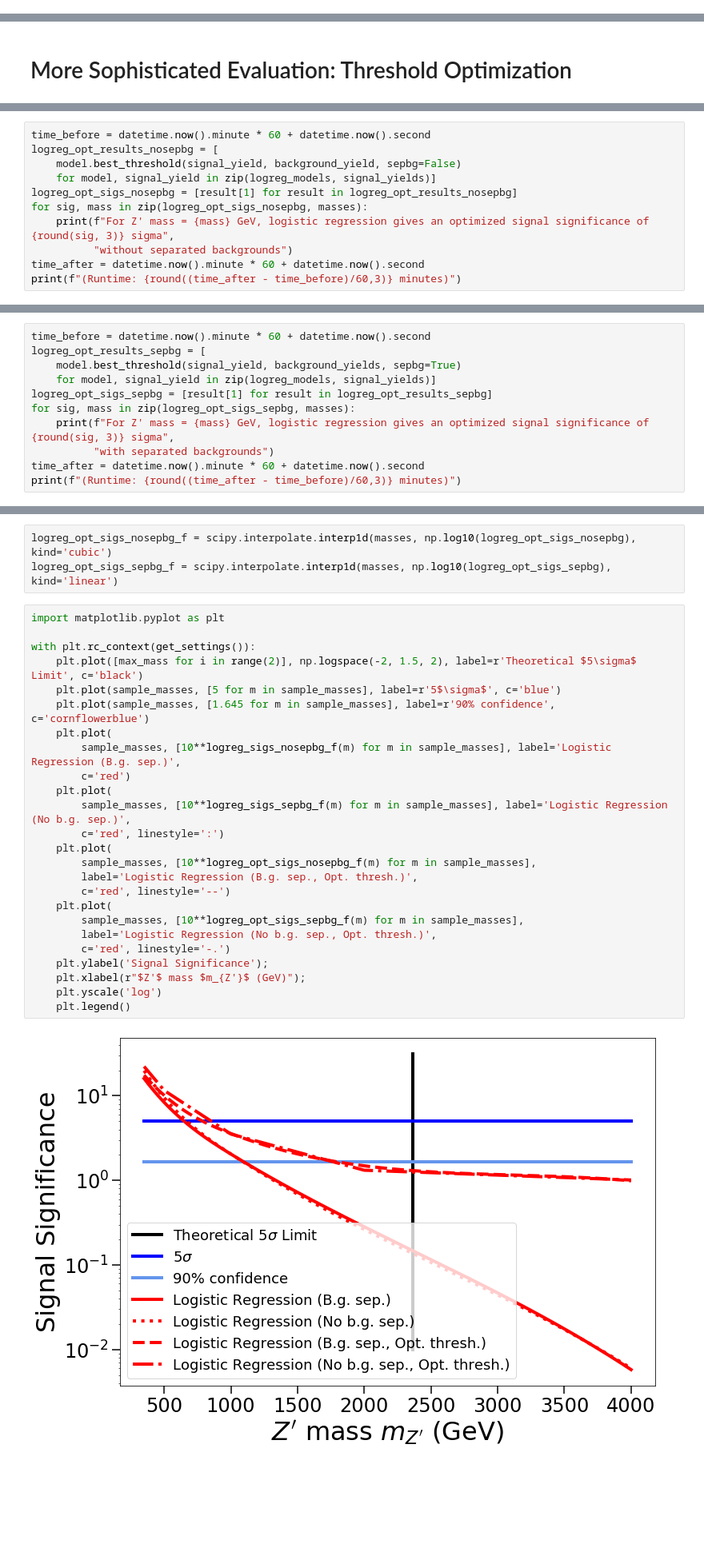
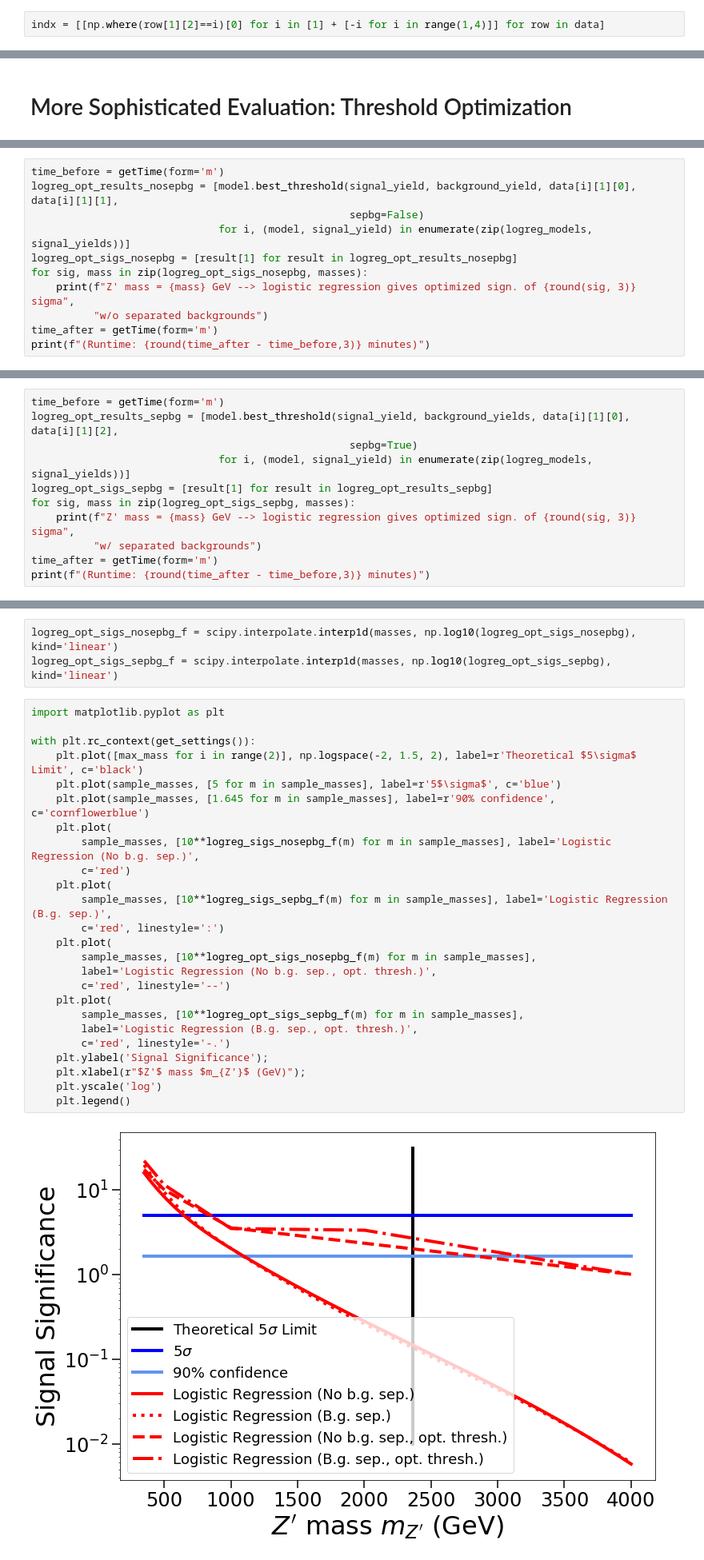
Before and after one commit to sheride/bcml4pheno, a Jupyter notebook: full_example.ipynb, the cells around one changed output, grey strips where cells are left out. Shown at 80% size. Saved outputs shown, nothing was run; the diff lists cells and outputs as text; blank space fills up the shorter version.

```diff
--- a/full_example.ipynb
+++ b/full_example.ipynb
@@ -43,0 +62,2 @@ training data is of length 1499999 while testing data is of length 500000
+# %%
+indx = [[np.where(row[1][2]==i)[0] for i in [1] + [-i for i in range(1,4)]] for row in data]
@@ -200,11 +252,11 @@ Having motivated it, let's see how threshold optimization boosts our logistic re
 # %%
-time_before = datetime.now().minute * 60 + datetime.now().second
-logreg_opt_results_nosepbg = [
-    model.best_threshold(signal_yield, background_yield, sepbg=False)
-    for model, signal_yield in zip(logreg_models, signal_yields)]
+time_before = getTime(form='m')
+logreg_opt_results_nosepbg = [model.best_threshold(signal_yield, background_yield, data[i][1][0], data[i][1][1],
+                                                   sepbg=False)
+                              for i, (model, signal_yield) in enumerate(zip(logreg_models, signal_yields))]
 logreg_opt_sigs_nosepbg = [result[1] for result in logreg_opt_results_nosepbg]
 for sig, mass in zip(logreg_opt_sigs_nosepbg, masses):
-    print(f"For Z' mass = {mass} GeV, logistic regression gives an optimized signal significance of {round(sig, 3)} sigma",
-          "without separated backgrounds")
-time_after = datetime.now().minute * 60 + datetime.now().second
-print(f"(Runtime: {round((time_after - time_before)/60,3)} minutes)")
+    print(f"Z' mass = {mass} GeV --> logistic regression gives optimized sign. of {round(sig, 3)} sigma",
+          "w/o separated backgrounds")
+time_after = getTime(form='m')
+print(f"(Runtime: {round(time_after - time_before,3)} minutes)")
@@ -211,11 +270,11 @@ print(f"(Runtime: {round((time_after - time_before)/60,3)} minutes)")
 # %%
-time_before = datetime.now().minute * 60 + datetime.now().second
-logreg_opt_results_sepbg = [
-    model.best_threshold(signal_yield, background_yields, sepbg=True)
-    for model, signal_yield in zip(logreg_models, signal_yields)]
+time_before = getTime(form='m')
+logreg_opt_results_sepbg = [model.best_threshold(signal_yield, background_yields, data[i][1][0], data[i][1][2],
+                                                   sepbg=True)
+                              for i, (model, signal_yield) in enumerate(zip(logreg_models, signal_yields))]
 logreg_opt_sigs_sepbg = [result[1] for result in logreg_opt_results_sepbg]
 for sig, mass in zip(logreg_opt_sigs_sepbg, masses):
-    print(f"For Z' mass = {mass} GeV, logistic regression gives an optimized signal significance of {round(sig, 3)} sigma",
-          "with separated backgrounds")
-time_after = datetime.now().minute * 60 + datetime.now().second
-print(f"(Runtime: {round((time_after - time_before)/60,3)} minutes)")
+    print(f"Z' mass = {mass} GeV --> logistic regression gives optimized sign. of {round(sig, 3)} sigma",
+          "w/ separated backgrounds")
+time_after = getTime(form='m')
+print(f"(Runtime: {round(time_after - time_before,3)} minutes)")
@@ -224,33 +290,33 @@ Now we can overlay our new optimized signal significances onto our old plot.
 # %%
-logreg_opt_sigs_nosepbg_f = scipy.interpolate.interp1d(masses, np.log10(logreg_opt_sigs_nosepbg), kind='cubic')
+logreg_opt_sigs_nosepbg_f = scipy.interpolate.interp1d(masses, np.log10(logreg_opt_sigs_nosepbg), kind='linear')
 logreg_opt_sigs_sepbg_f = scipy.interpolate.interp1d(masses, np.log10(logreg_opt_sigs_sepbg), kind='linear')
 # %%
 import matplotlib.pyplot as plt
 
 with plt.rc_context(get_settings()):
     plt.plot([max_mass for i in range(2)], np.logspace(-2, 1.5, 2), label=r'Theoretical $5\sigma$ Limit', c='black')
     plt.plot(sample_masses, [5 for m in sample_masses], label=r'5$\sigma$', c='blue')
     plt.plot(sample_masses, [1.645 for m in sample_masses], label=r'90% confidence', c='cornflowerblue')
     plt.plot(
-        sample_masses, [10**logreg_sigs_nosepbg_f(m) for m in sample_masses], label='Logistic Regression (B.g. sep.)',
+        sample_masses, [10**logreg_sigs_nosepbg_f(m) for m in sample_masses], label='Logistic Regression (No b.g. sep.)',
         c='red')
     plt.plot(
-        sample_masses, [10**logreg_sigs_sepbg_f(m) for m in sample_masses], label='Logistic Regression (No b.g. sep.)',
+        sample_masses, [10**logreg_sigs_sepbg_f(m) for m in sample_masses], label='Logistic Regression (B.g. sep.)',
         c='red', linestyle=':')
     plt.plot(
         sample_masses, [10**logreg_opt_sigs_nosepbg_f(m) for m in sample_masses],
-        label='Logistic Regression (B.g. sep., Opt. thresh.)',
+        label='Logistic Regression (No b.g. sep., opt. thresh.)',
         c='red', linestyle='--')
     plt.plot(
         sample_masses, [10**logreg_opt_sigs_sepbg_f(m) for m in sample_masses],
-        label='Logistic Regression (No b.g. sep., Opt. thresh.)',
+        label='Logistic Regression (B.g. sep., opt. thresh.)',
         c='red', linestyle='-.')
     plt.ylabel('Signal Significance');
     plt.xlabel(r"$Z'$ mass $m_{Z'}$ (GeV)");
     plt.yscale('log')
     plt.legend()
 # %% [output]
-[figure, old version]
+[figure, new version]
 # %% [markdown]
 ## Random Forests
 # %% [markdown]
```
Also changed, not shown: parts of 79 cells of this notebook, 6 other files.
